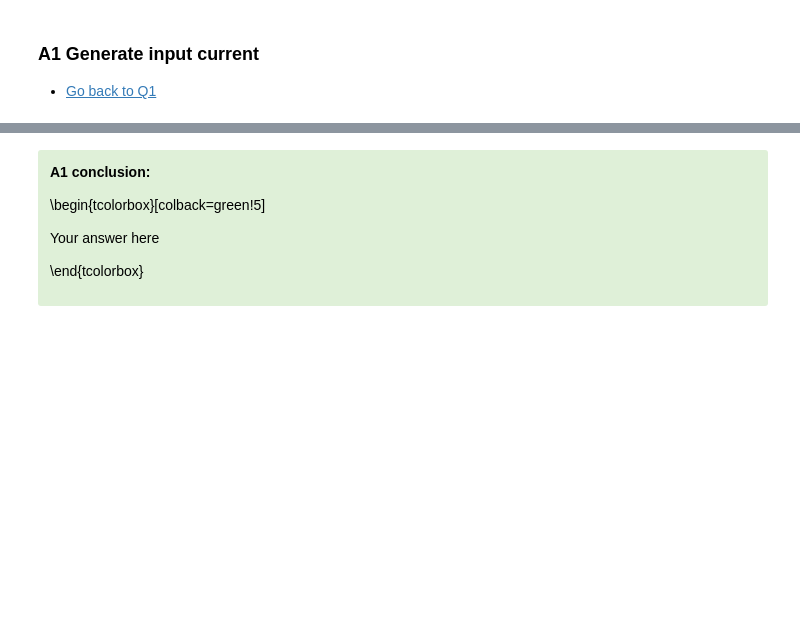
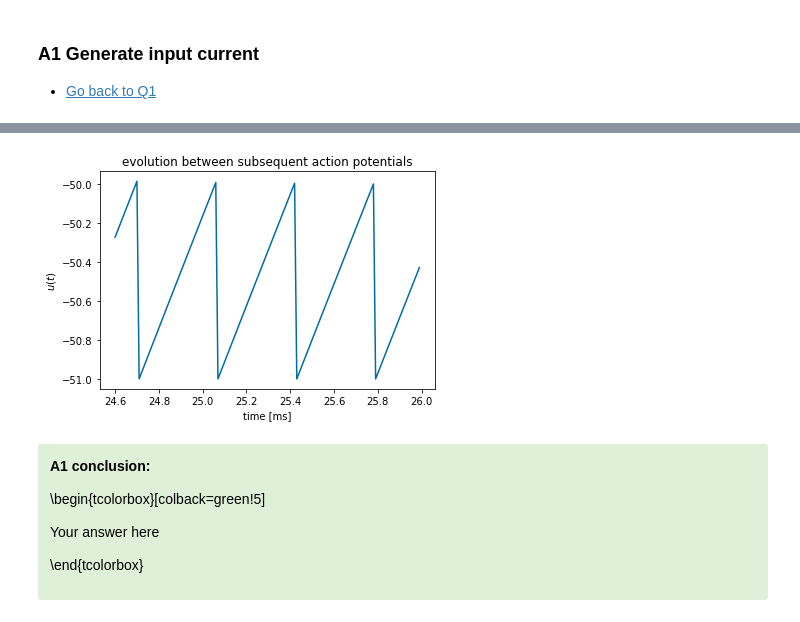
Before and after one commit to RobbeDeMuynck/CN_practicals, a Jupyter notebook: Module 1/Module1_Ex2_XX.ipynb, the cells around one changed output, grey strips where cells are left out. Cells and saved outputs as stored; diff of their text form; code cells hidden in the pictures; blank space fills up the shorter version.

```diff
--- a/Module 1/Module1_Ex2_XX.ipynb
+++ b/Module 1/Module1_Ex2_XX.ipynb
@@ -270,3 +288,17 @@ spike
+# %%
+# Enter your answer below
+
+###########################
+##   Q1d solution ISI   ##
+###########################
+fig, axs = plt.subplots(1,1)
+axs.plot(t[2460:2600], u[2460:2600])
+axs.set_title('evolution between subsequent action potentials')
+axs.set_xlabel('time [ms]')
+axs.set_ylabel('$u(t)$')
+plt.show()
+# %% [output]
+[figure, added]
 # %% [markdown]
 <div class="alert alert-success">
 <span style="color:black">
```
Also changed, not shown: parts of 10 cells of this notebook.
